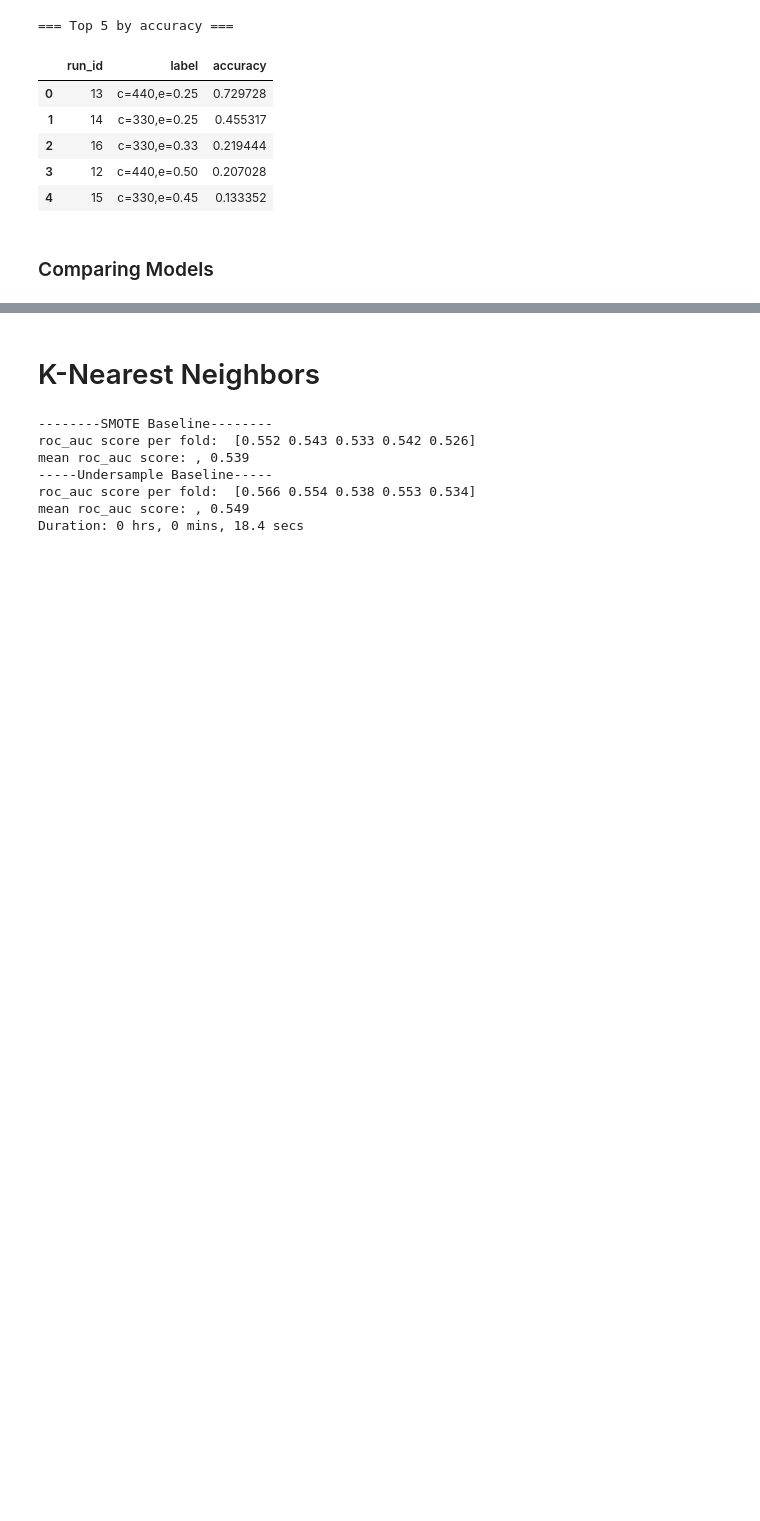
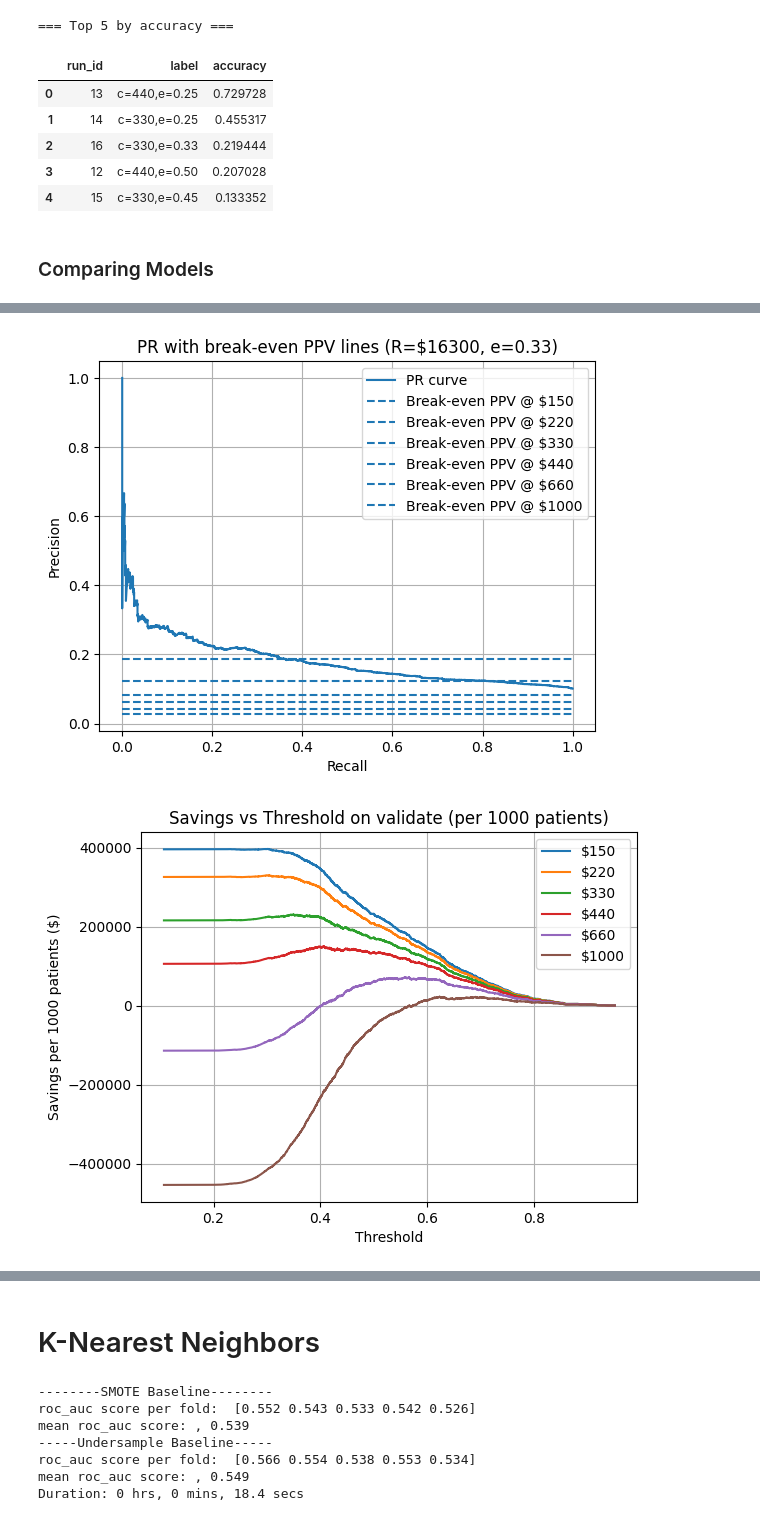
Before and after one commit to meaton96/Eaton_633_Project, a Jupyter notebook: notebooks/000_Main.ipynb, the cells around one changed output, grey strips where cells are left out. Drawn from its saved outputs; the diff is of its cells as text; code cells hidden in the pictures; blank space fills up the shorter version.

```diff
--- a/notebooks/000_Main.ipynb
+++ b/notebooks/000_Main.ipynb
@@ -225,0 +369,21 @@ Models by accuracy
+# %%
+lr_pipe = ModelPipeline(
+    model='lr',
+    log=UPDATE_DATABASE,
+    metrics_db_id=METRICS_DB_ID,
+    metrics_notes=METRICS_NOTES,
+    data_path='cleaned',
+    plot_y_dist=False,
+    random_state=42,
+    log_transform_cols=LOG_TRANSFORM_COLS,
+    scaler= scaler,
+    create_interactions=True,
+    one_hot_ordinal=True
+)
+# %%
+if GET_BASELINE:
+    lr_pipe.run_baseline(
+        run_smote=True,
+        show_duration_info=True,
+        run_undersampler=True
+    )
@@ -225,0 +402,10 @@ Models by accuracy
+# %%
+if not USE_PRE_COMPUTED_HYPERPARAMS:
+    lr_param_dist = {
+        'model__C': np.logspace(-4, 2, 20),
+        'model__penalty': ['l1', 'l2', 'elasticnet'],
+        'model__solver': ['saga'],
+        'model__l1_ratio': np.linspace(0, 1, 5),
+    }
+
+    lr_pipe.run_hyperparam_search(hyperparam_dist=lr_param_dist)
@@ -225,0 +452,17 @@ Models by accuracy
+# %%
+if USE_PRE_COMPUTED_HYPERPARAMS:
+    lr_pipe.test(
+        c_m_list=m_cost_list,
+        use_local_model=True,
+        prefer_c_m=COST_PREF,
+        show_duration_info=True,
+        solver='saga',
+        penalty='elasticnet',
+        l1_ratio=0.5,
+        C=0.01623776739188721
+    )
+else:
+    lr_pipe.test(prefer_c_m=COST_PREF,c_m_list=m_cost_list)
+# %% [output]
+[figure, added]
+[figure, added]
```
Also changed, not shown: parts of 20 cells of this notebook, 2 other files.
